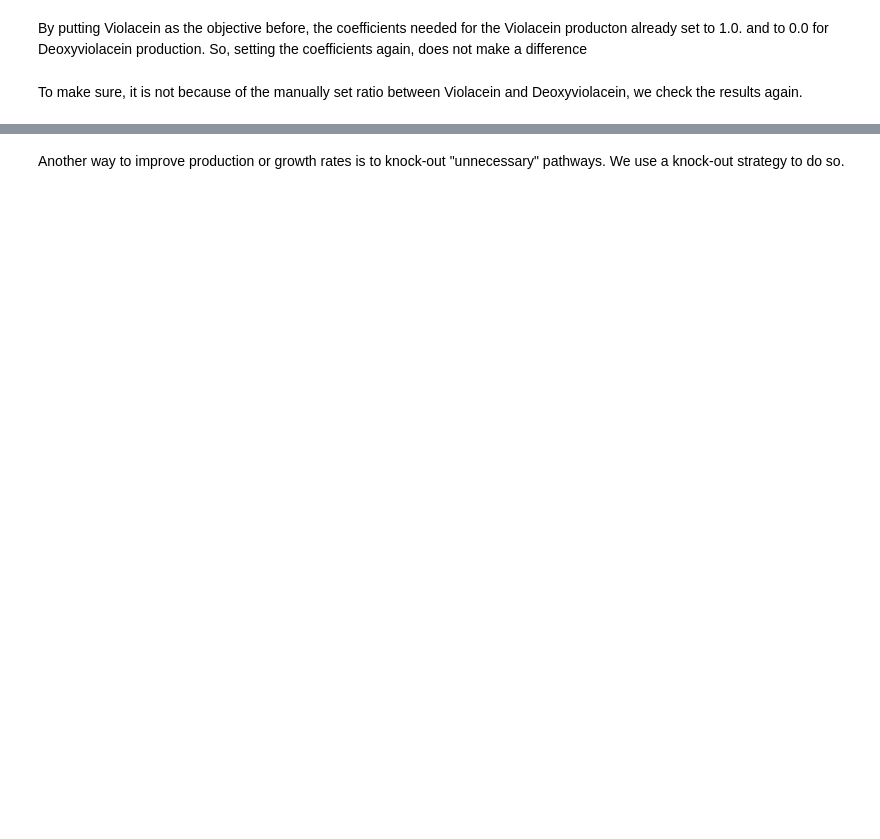
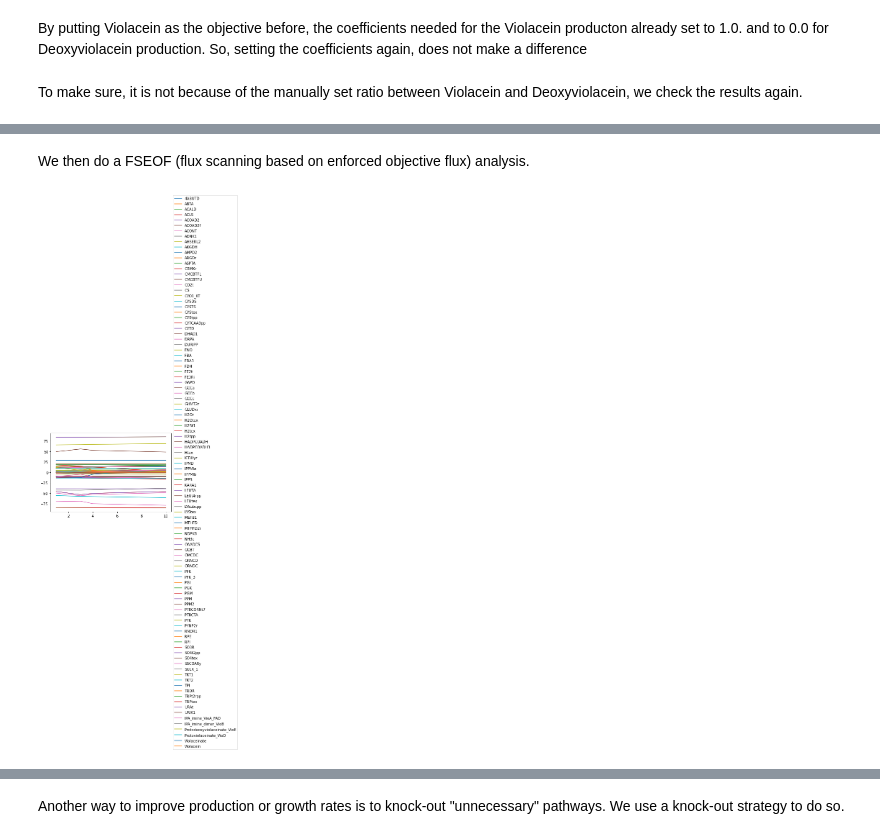
Before and after one commit to 27410/group-assignment-2021-group_1_vibrio_natriegens_2021, a Jupyter notebook: Report.ipynb, the cells around one changed output, grey strips where cells are left out. Drawn from its saved outputs; the diff is of its cells as text; code cells hidden in the pictures; blank space fills up the shorter version.

```diff
--- a/Report.ipynb
+++ b/Report.ipynb
@@ -293,0 +292,2 @@ Growth Rate (mmol/gdcw/h): 0.0
+# %% [markdown]
+We then do a FSEOF (flux scanning based on enforced objective flux) analysis.
@@ -293,0 +298,10 @@ Growth Rate (mmol/gdcw/h): 0.0
+# %%
+fseof = FSEOF(opt_model)
+result_FSEOF = fseof.run(target = opt_model.reactions.Violacein)
+df = result_FSEOF.data_frame
+from matplotlib import pyplot as plt
+result_FSEOF.data_frame.T.plot()
+plt.legend(loc='center left', bbox_to_anchor=(1, 0.5))
+plt.show()
+# %% [output]
+[figure, added]
```
Also changed, not shown: parts of 23 cells of this notebook, 1 other file.
